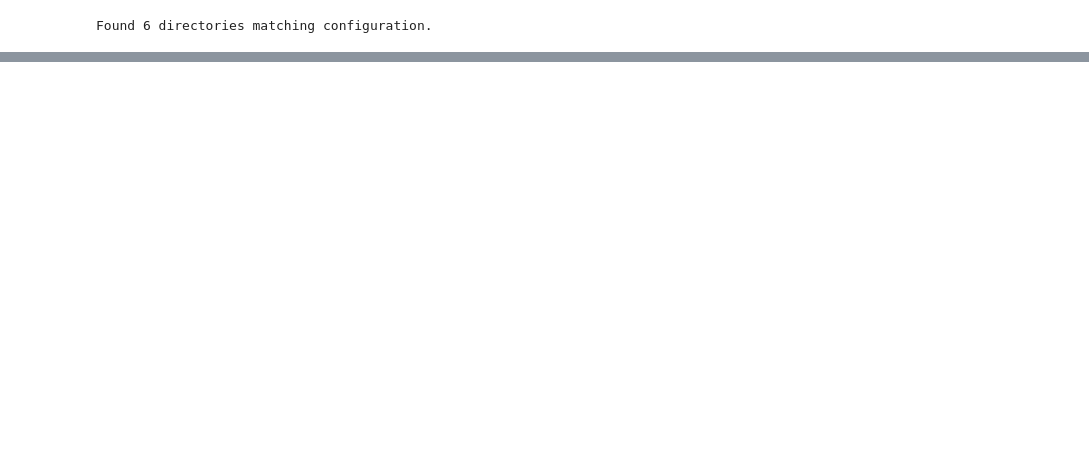
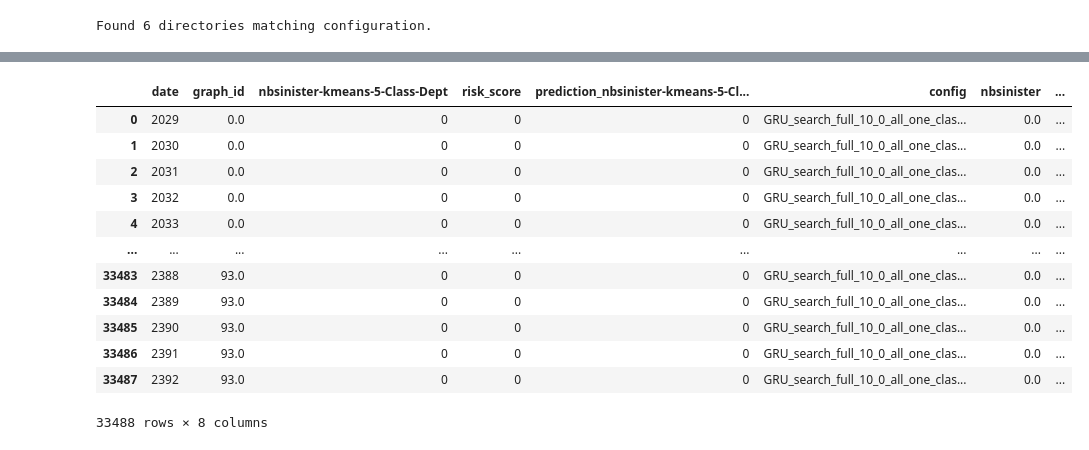
Before and after one commit to NicolasCaronPro/ST-GNN-for-wildifre-prediction, a Jupyter notebook: Prediction/evaluate_model_predictions.ipynb, the cells around one changed output, grey strips where cells are left out. Cells and saved outputs as stored; diff of their text form; code cells hidden in the pictures; blank space fills up the shorter version.

```diff
--- a/Prediction/evaluate_model_predictions.ipynb
+++ b/Prediction/evaluate_model_predictions.ipynb
@@ -193,3 +211,19 @@ risk_all shape: (200928, 7)
+# %%
+data_frames['GRU_search_full_10_0_all_one_classification_wkloss']
+# %% [output]
+|  | date | graph_id | nbsinister-kmeans-5-Class-Dept | risk_score | prediction_nbsinister-kmeans-5-Cl... | config | nbsinister | ... |
+| 0 | 2029 | 0.0 | 0 | 0 | 0 | GRU_search_full_10_0_all_one_clas... | 0.0 | ... |
+| 1 | 2030 | 0.0 | 0 | 0 | 0 | GRU_search_full_10_0_all_one_clas... | 0.0 | ... |
+| 2 | 2031 | 0.0 | 0 | 0 | 0 | GRU_search_full_10_0_all_one_clas... | 0.0 | ... |
+| 3 | 2032 | 0.0 | 0 | 0 | 0 | GRU_search_full_10_0_all_one_clas... | 0.0 | ... |
+| 4 | 2033 | 0.0 | 0 | 0 | 0 | GRU_search_full_10_0_all_one_clas... | 0.0 | ... |
+| ... | ... | ... | ... | ... | ... | ... | ... | ... |
+| 33483 | 2388 | 93.0 | 0 | 0 | 0 | GRU_search_full_10_0_all_one_clas... | 0.0 | ... |
+| 33484 | 2389 | 93.0 | 0 | 0 | 0 | GRU_search_full_10_0_all_one_clas... | 0.0 | ... |
+| 33485 | 2390 | 93.0 | 0 | 0 | 0 | GRU_search_full_10_0_all_one_clas... | 0.0 | ... |
+| 33486 | 2391 | 93.0 | 0 | 0 | 0 | GRU_search_full_10_0_all_one_clas... | 0.0 | ... |
+| 33487 | 2392 | 93.0 | 0 | 0 | 0 | GRU_search_full_10_0_all_one_clas... | 0.0 | ... |
+33488 rows × 8 columns
 # %%
 gt_dfs['nbsinister-kmeans-5-Class-Dept']
 # %% [output]
```
Also changed, not shown: parts of 11 cells of this notebook, 3 other files.
